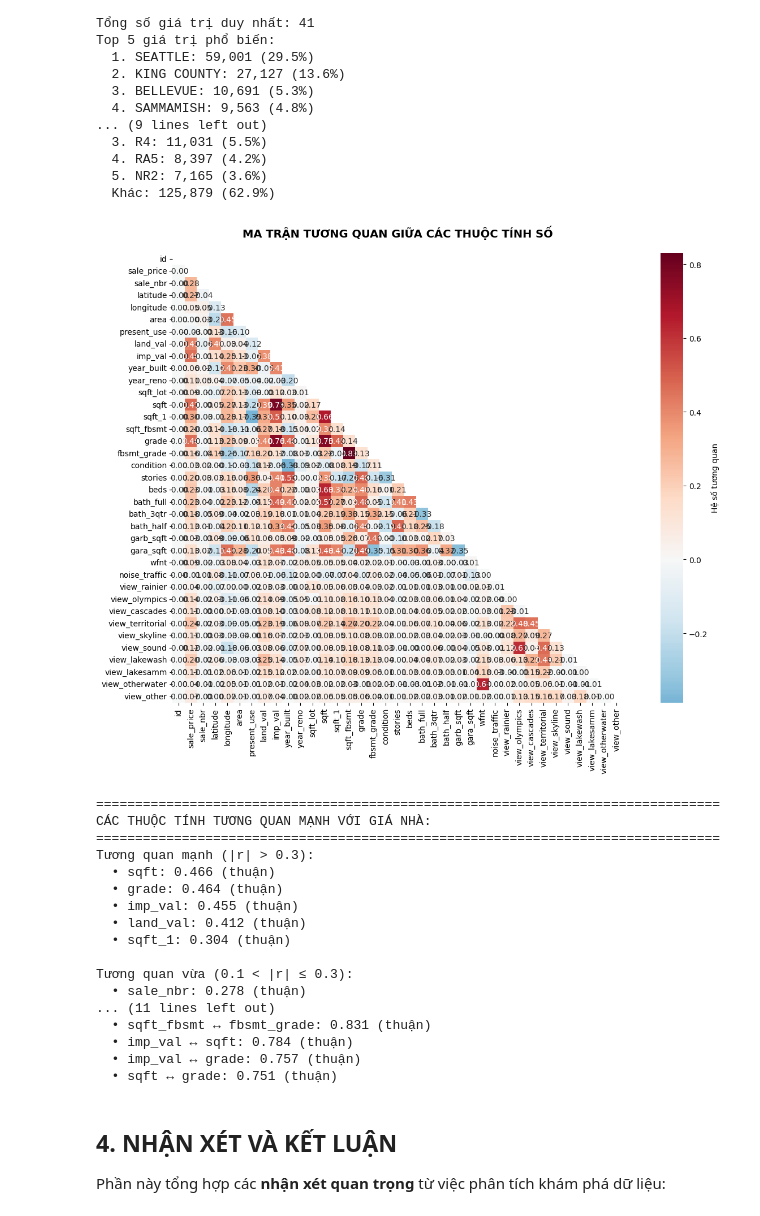
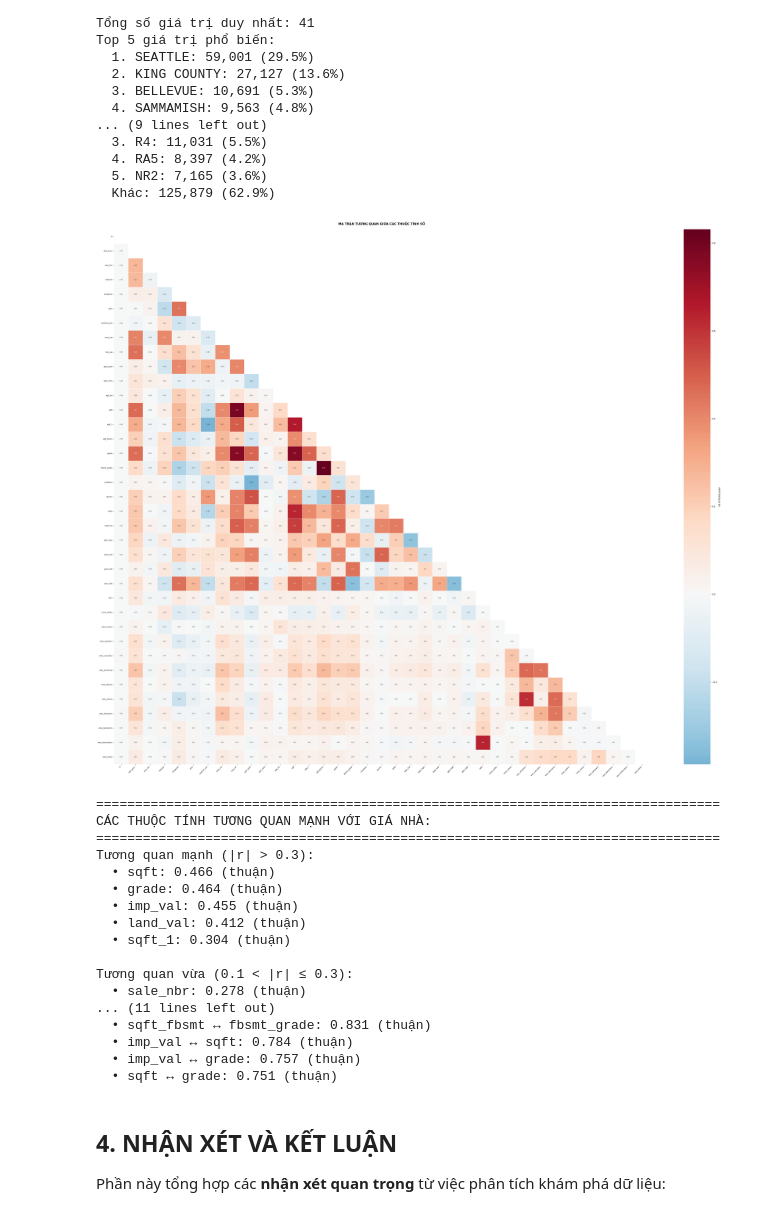
Before and after one commit to Phuong97vip/PTDLTM-project, a Jupyter notebook: housing_eda.ipynb, the cells around one changed output. Cells and saved outputs as stored; diff of their text form; code cells hidden in the pictures.

Commit message:
update heatmap for relevant

```diff
--- a/housing_eda.ipynb
+++ b/housing_eda.ipynb
@@ -634,21 +639,42 @@ Top 5 giá trị phổ biến:
 correlation_cols = [col for col in numeric_cols if df[col].nunique() > 2]  # Loại bỏ cột binary
 
 if len(correlation_cols) > 1:
-    plt.figure(figsize=(14, 10))
+    # Điều chỉnh kích thước figure dựa trên số lượng cột
+    fig_size = max(12, len(correlation_cols) * 1.2)
+    plt.figure(figsize=(fig_size, fig_size * 0.8))
 
     # Tính ma trận tương quan
     correlation_matrix = df[correlation_cols].corr()
 
-    # Tạo heatmap
+    # Tạo heatmap với font size phù hợp
     mask = np.triu(np.ones_like(correlation_matrix, dtype=bool))  # Ẩn tam giác trên
-    sns.heatmap(correlation_matrix,
-                annot=True,
-                mask=mask,
-                cmap='RdBu_r',
-                center=0,
-                square=True,
-                fmt='.2f',
-                cbar_kws={'label': 'Hệ số tương quan'})
+
+    # Điều chỉnh font size dựa trên số lượng cột
+    if len(correlation_cols) <= 8:
+        annot_fontsize = 10
+        label_fontsize = 12
+    elif len(correlation_cols) <= 12:
+        annot_fontsize = 8
+        label_fontsize = 10
+    else:
+        annot_fontsize = 6
+        label_fontsize = 8
+
+    ax = sns.heatmap(correlation_matrix,
+                     annot=True,
+                     mask=mask,
+                     cmap='RdBu_r',
+                     center=0,
+                     square=True,
+                     fmt='.2f',
+                     annot_kws={'size': annot_fontsize},
+                     cbar_kws={'label': 'Hệ số tương quan'},
+                     linewidths=0.5,
+                     linecolor='white')
+
+    # Điều chỉnh nhãn trục để không bị đè
+    ax.set_xticklabels(ax.get_xticklabels(), rotation=45, ha='right', fontsize=label_fontsize)
+    ax.set_yticklabels(ax.get_yticklabels(), rotation=0, fontsize=label_fontsize)
 
     plt.title('MA TRẬN TƯƠNG QUAN GIỮA CÁC THUỘC TÍNH SỐ', fontsize=14, fontweight='bold', pad=20)
     plt.tight_layout()
@@ -680,34 +706,34 @@ if len(correlation_cols) > 1:
 
         weak_corr = price_corr[price_corr <= 0.1]
         if len(weak_corr) > 0:
             print(f"\nTương quan yếu (|r| ≤ 0.1): {len(weak_corr)} thuộc tính")
 
     # Tìm các cặp tương quan mạnh giữa các thuộc tính khác
     print(f"\n" + "=" * 80)
     print("CÁC CẶP THUỘC TÍNH TƯƠNG QUAN MẠNH VỚI NHAU:")
     print("=" * 80)
 
     high_corr_pairs = []
     for i in range(len(correlation_matrix.columns)):
         for j in range(i+1, len(correlation_matrix.columns)):
             corr_val = correlation_matrix.iloc[i, j]
             if abs(corr_val) > 0.7:  # Tương quan rất mạnh
                 col1 = correlation_matrix.columns[i]
                 col2 = correlation_matrix.columns[j]
                 high_corr_pairs.append((col1, col2, corr_val))
 
     if high_corr_pairs:
         print("Các cặp có tương quan rất mạnh (|r| > 0.7):")
         for col1, col2, corr in sorted(high_corr_pairs, key=lambda x: abs(x[2]), reverse=True):
             direction = "thuận" if corr > 0 else "nghịch"
             print(f"  • {col1} ↔ {col2}: {corr:.3f} ({direction})")
     else:
         print("Không có cặp thuộc tính nào có tương quan rất mạnh với nhau.")
 
 else:
     print("Không đủ thuộc tính số để tạo ma trận tương quan!")
 # %% [output]
-[figure, old version]
+[figure, new version]
 ================================================================================
 CÁC THUỘC TÍNH TƯƠNG QUAN MẠNH VỚI GIÁ NHÀ:
 ================================================================================
```
Also changed, not shown: parts of 6 cells of this notebook.
